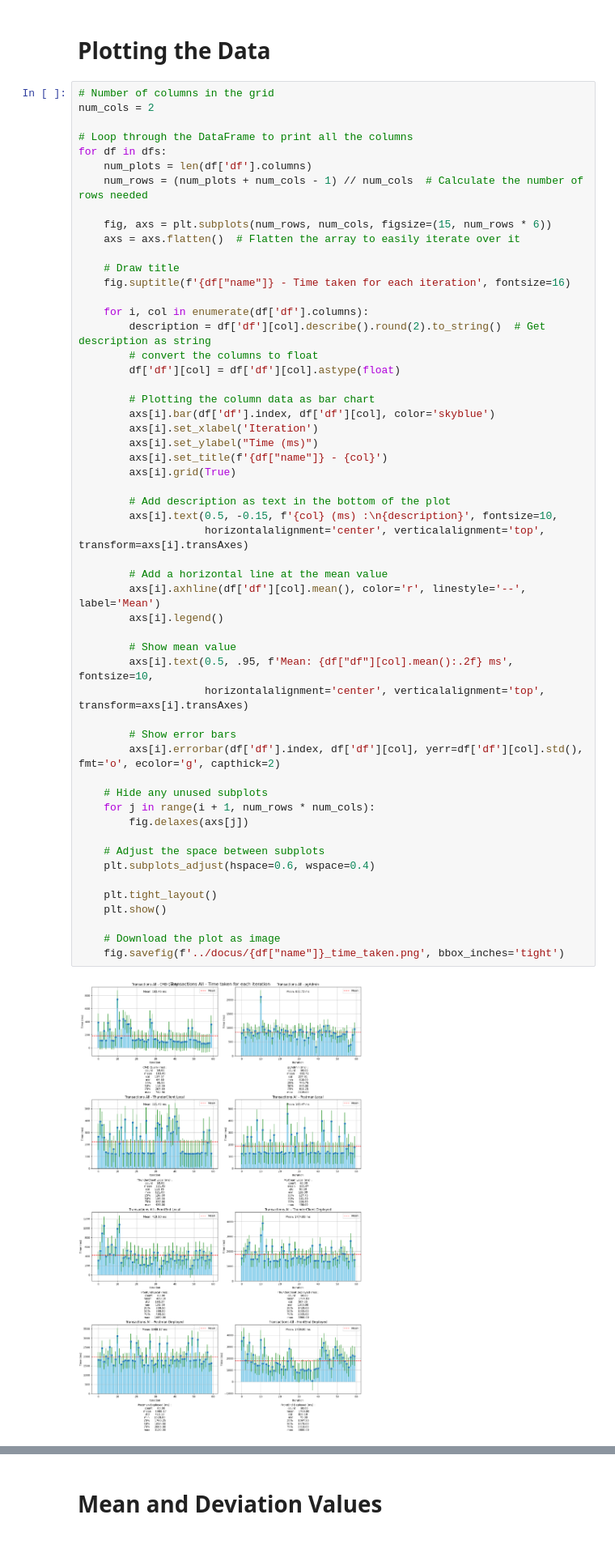
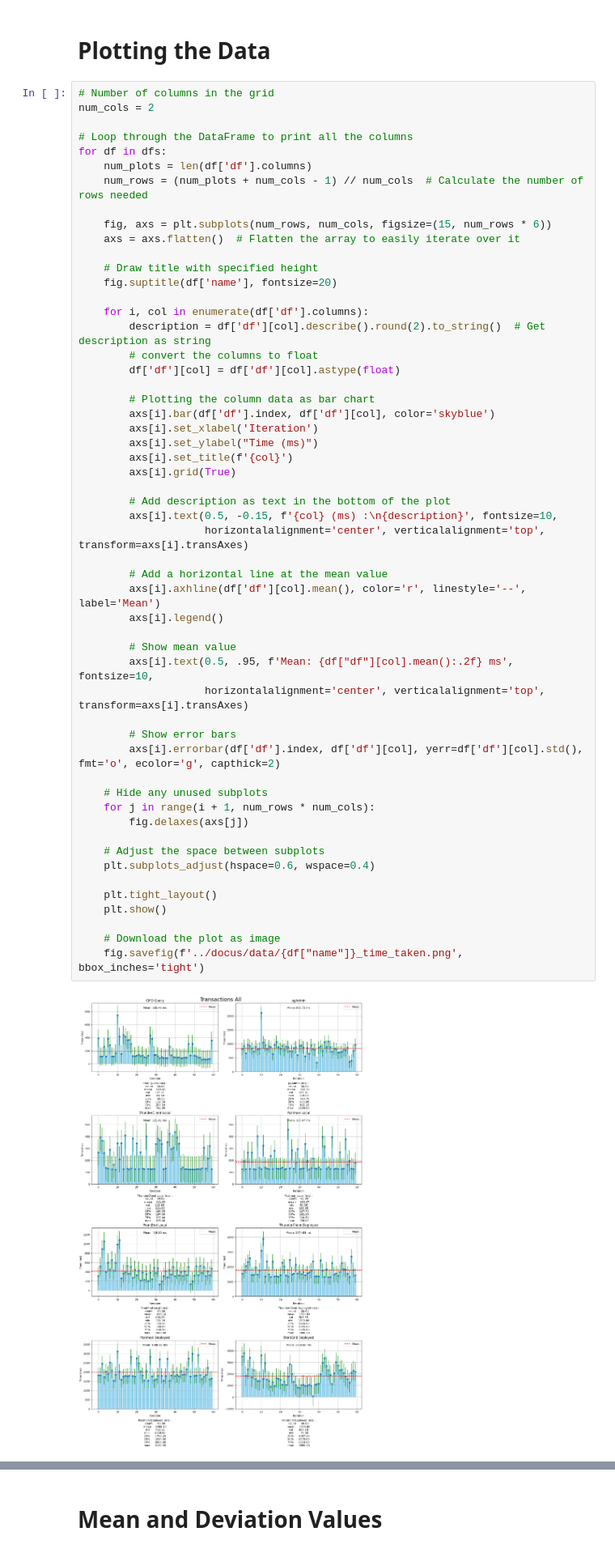
Before and after one commit to iZcy/TBD---PostgreSQL, a Jupyter notebook: pygen/grapher.ipynb, the cells around one changed output, grey strips where cells are left out. Shown at 81% size. Cells and saved outputs as stored; diff of their text form.

Commit message:
feat: producable data

```diff
--- a/pygen/grapher.ipynb
+++ b/pygen/grapher.ipynb
@@ -52,8 +52,8 @@ for df in dfs:
     fig, axs = plt.subplots(num_rows, num_cols, figsize=(15, num_rows * 6))
     axs = axs.flatten()  # Flatten the array to easily iterate over it
 
-    # Draw title
-    fig.suptitle(f'{df["name"]} - Time taken for each iteration', fontsize=16)
+    # Draw title with specified height
+    fig.suptitle(df['name'], fontsize=20)
 
     for i, col in enumerate(df['df'].columns):
         description = df['df'][col].describe().round(2).to_string()  # Get description as string
@@ -64,35 +64,35 @@ for df in dfs:
         axs[i].bar(df['df'].index, df['df'][col], color='skyblue')
         axs[i].set_xlabel('Iteration')
         axs[i].set_ylabel("Time (ms)")
-        axs[i].set_title(f'{df["name"]} - {col}')
+        axs[i].set_title(f'{col}')
         axs[i].grid(True)
 
         # Add description as text in the bottom of the plot
         axs[i].text(0.5, -0.15, f'{col} (ms) :\n{description}', fontsize=10,
                     horizontalalignment='center', verticalalignment='top', transform=axs[i].transAxes)
 
         # Add a horizontal line at the mean value
         axs[i].axhline(df['df'][col].mean(), color='r', linestyle='--', label='Mean')
         axs[i].legend()
 
         # Show mean value
         axs[i].text(0.5, .95, f'Mean: {df["df"][col].mean():.2f} ms', fontsize=10,
                     horizontalalignment='center', verticalalignment='top', transform=axs[i].transAxes)
 
         # Show error bars
         axs[i].errorbar(df['df'].index, df['df'][col], yerr=df['df'][col].std(), fmt='o', ecolor='g', capthick=2)
 
     # Hide any unused subplots
     for j in range(i + 1, num_rows * num_cols):
         fig.delaxes(axs[j])
 
     # Adjust the space between subplots
     plt.subplots_adjust(hspace=0.6, wspace=0.4)
 
     plt.tight_layout()
     plt.show()
 
     # Download the plot as image
-    fig.savefig(f'../docus/{df["name"]}_time_taken.png', bbox_inches='tight')
+    fig.savefig(f'../docus/data/{df["name"]}_time_taken.png', bbox_inches='tight')
 # %% [output]
-[figure, old version]
+[figure, new version]
```
Also changed, not shown: parts of 2 cells of this notebook, 12 other files.
